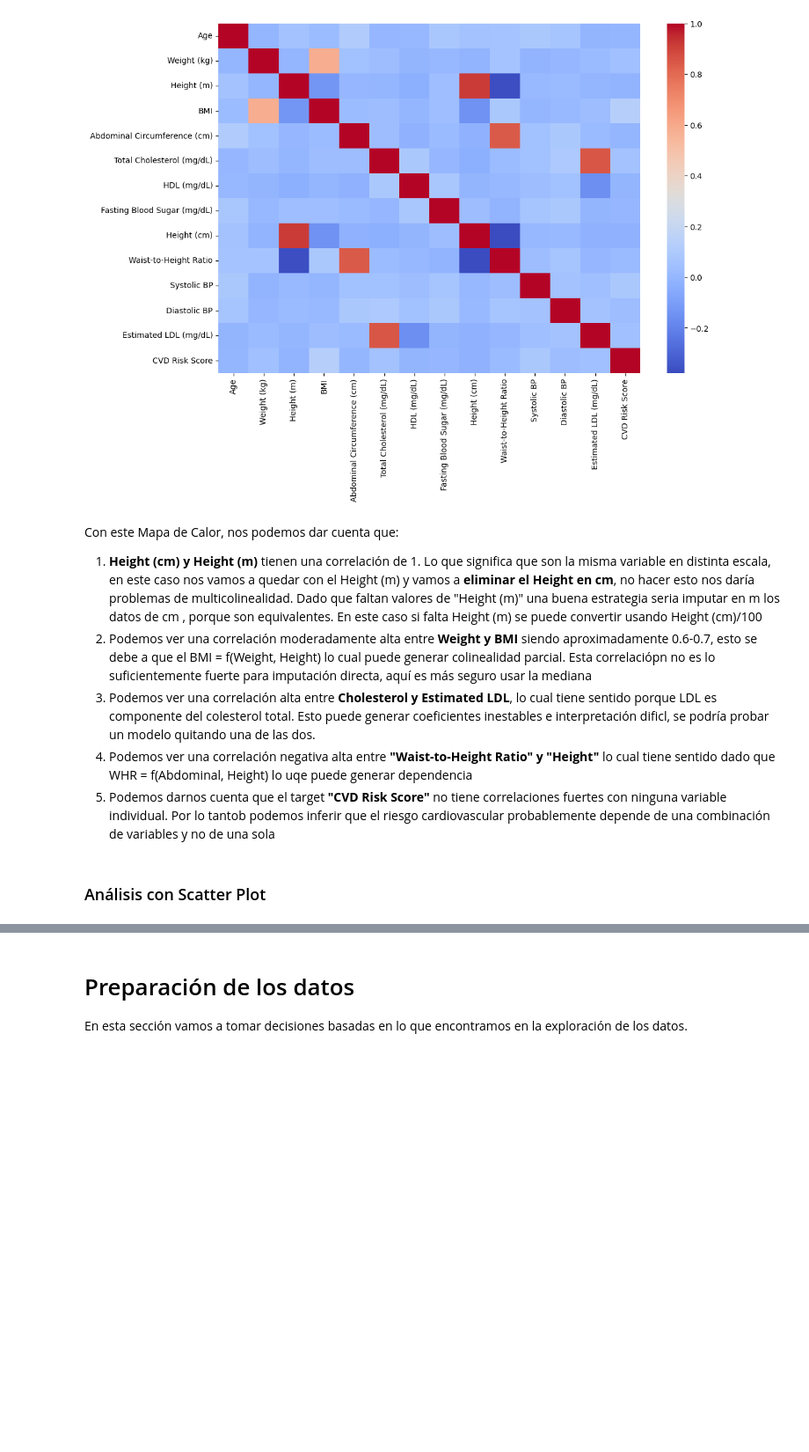
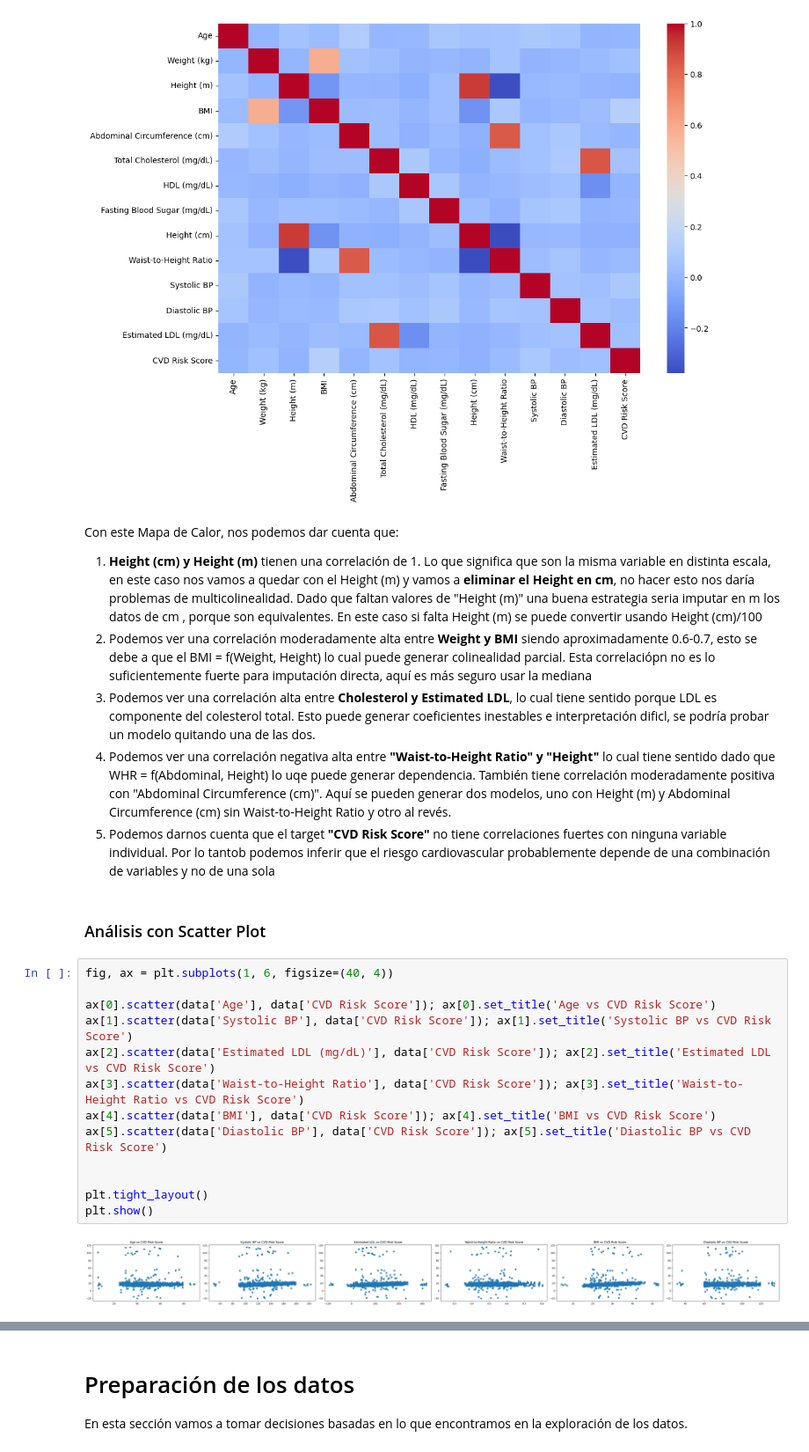
Before and after one commit to maria366p/Taller-1_AprendizajeMaquina, a Jupyter notebook: taller1.ipynb, the cells around one changed output, grey strips where cells are left out. Shown at 88% size. Saved outputs shown, nothing was run; the diff lists cells and outputs as text; blank space fills up the shorter version.

```diff
--- a/taller1.ipynb
+++ b/taller1.ipynb
@@ -184,7 +184,22 @@ Con este Mapa de Calor, nos podemos dar cuenta que:
 1. **Height (cm) y Height (m)** tienen una correlación de 1. Lo que significa que son la misma variable en distinta escala, en este caso nos vamos a quedar con el Height (m) y vamos a **eliminar el Height en cm**, no hacer esto nos daría problemas de multicolinealidad. Dado que faltan valores de "Height (m)" una buena estrategia seria imputar en m los datos de cm , porque son equivalentes. En este caso si falta Height (m) se puede convertir usando Height (cm)/100
 2. Podemos ver una correlación moderadamente alta entre **Weight y BMI** siendo aproximadamente 0.6-0.7, esto se debe a que el BMI = f(Weight, Height) lo cual puede generar colinealidad parcial. Esta correlaciópn no es lo suficientemente fuerte para imputación directa, aquí es más seguro usar la mediana
 3. Podemos ver una correlación alta entre **Cholesterol y Estimated LDL**, lo cual tiene sentido porque LDL es componente del colesterol total. Esto puede generar coeficientes inestables e interpretación dificl, se podría probar un modelo quitando una de las dos.
-4. Podemos ver una correlación negativa alta entre **"Waist-to-Height Ratio" y "Height"** lo cual tiene sentido dado que WHR = f(Abdominal, Height) lo uqe puede generar dependencia
+4. Podemos ver una correlación negativa alta entre **"Waist-to-Height Ratio" y "Height"** lo cual tiene sentido dado que WHR = f(Abdominal, Height) lo uqe puede generar dependencia. También tiene correlación moderadamente positiva con "Abdominal Circumference (cm)". Aquí se pueden generar dos modelos, uno con Height (m) y Abdominal Circumference (cm) sin Waist-to-Height Ratio y otro al revés.
 5. Podemos darnos cuenta que el target **"CVD Risk Score"** no tiene correlaciones fuertes con ninguna variable individual. Por lo tantob podemos inferir que el riesgo cardiovascular probablemente depende de una combinación de variables y no de una sola
 # %% [markdown]
 ### Análisis con Scatter Plot
+# %%
+fig, ax = plt.subplots(1, 6, figsize=(40, 4))
+
+ax[0].scatter(data['Age'], data['CVD Risk Score']); ax[0].set_title('Age vs CVD Risk Score')
+ax[1].scatter(data['Systolic BP'], data['CVD Risk Score']); ax[1].set_title('Systolic BP vs CVD Risk Score')
+ax[2].scatter(data['Estimated LDL (mg/dL)'], data['CVD Risk Score']); ax[2].set_title('Estimated LDL vs CVD Risk Score')
+ax[3].scatter(data['Waist-to-Height Ratio'], data['CVD Risk Score']); ax[3].set_title('Waist-to-Height Ratio vs CVD Risk Score')
+ax[4].scatter(data['BMI'], data['CVD Risk Score']); ax[4].set_title('BMI vs CVD Risk Score')
+ax[5].scatter(data['Diastolic BP'], data['CVD Risk Score']); ax[5].set_title('Diastolic BP vs CVD Risk Score')
+
+
+plt.tight_layout()
+plt.show()
+# %% [output]
+[figure, added]
```
Also changed, not shown: parts of 31 cells of this notebook.
